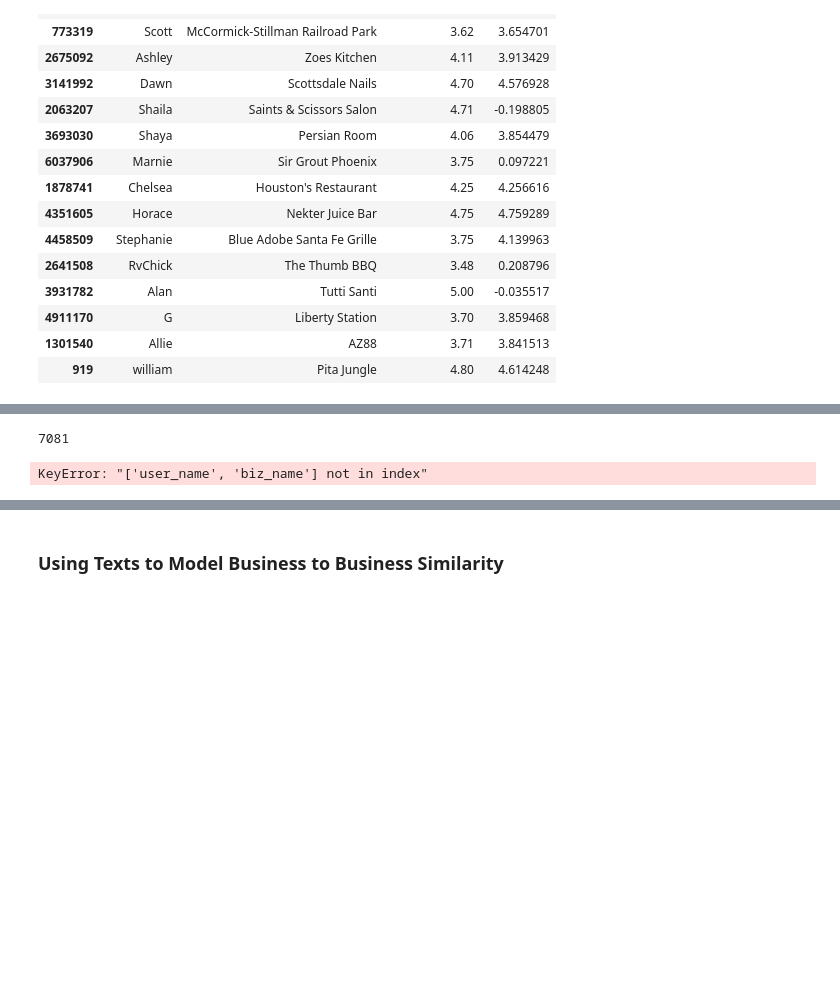
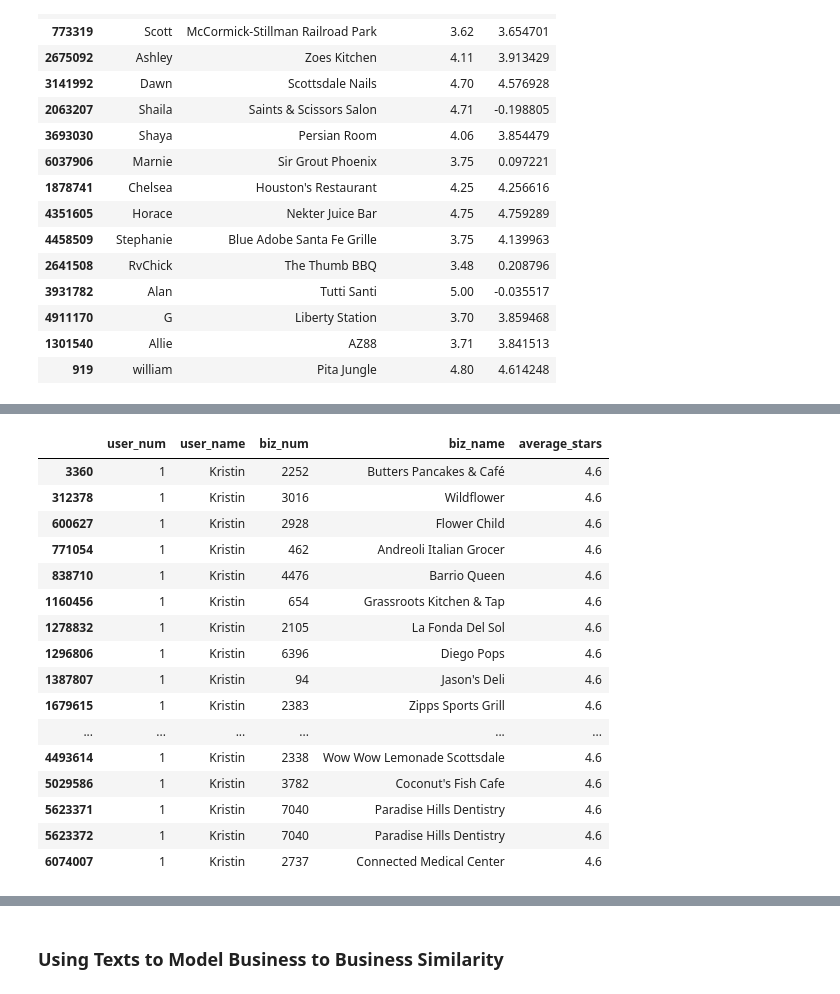
Before and after one commit to yuchild/yelp_cap3_jupyter, a Jupyter notebook: yelp_users_help_from_yelp.ipynb, the cells around one changed output, grey strips where cells are left out. Drawn from its saved outputs; the diff is of its cells as text; code cells hidden in the pictures; blank space fills up the shorter version.

```diff
--- a/yelp_users_help_from_yelp.ipynb
+++ b/yelp_users_help_from_yelp.ipynb
@@ -486,7 +486,7 @@ from tensorflow.keras.callbacks import Callback
 
 import os
 # %%
-user_id_dict, biz_id_dict, X, X_test, model, history = NN_Model(df = user_rev_biz
-                                                                , n_factors = 5
-                                                                , ep = 16)
+user_id_dict, biz_id_dict, user_df, biz_df, X, X_test, model, history = NN_Model(df = user_rev_biz
+                                                                                 , n_factors = 5
+                                                                                 , ep = 16)
 # %% [output]
@@ -656 +650,21 @@ len(user_id_dict)
+# %%
+X[X.user_num==1]
+# %% [output]
+|  | user_num | user_name | biz_num | biz_name | average_stars |
+| 3360 | 1 | Kristin | 2252 | Butters Pancakes & Café | 4.6 |
+| 312378 | 1 | Kristin | 3016 | Wildflower | 4.6 |
+| 600627 | 1 | Kristin | 2928 | Flower Child | 4.6 |
+| 771054 | 1 | Kristin | 462 | Andreoli Italian Grocer | 4.6 |
+| 838710 | 1 | Kristin | 4476 | Barrio Queen | 4.6 |
+| 1160456 | 1 | Kristin | 654 | Grassroots Kitchen & Tap | 4.6 |
+| 1278832 | 1 | Kristin | 2105 | La Fonda Del Sol | 4.6 |
+| 1296806 | 1 | Kristin | 6396 | Diego Pops | 4.6 |
+| 1387807 | 1 | Kristin | 94 | Jason's Deli | 4.6 |
+| 1679615 | 1 | Kristin | 2383 | Zipps Sports Grill | 4.6 |
+| ... | ... | ... | ... | ... | ... |
+| 4493614 | 1 | Kristin | 2338 | Wow Wow Lemonade Scottsdale | 4.6 |
+| 5029586 | 1 | Kristin | 3782 | Coconut's Fish Cafe | 4.6 |
+| 5623371 | 1 | Kristin | 7040 | Paradise Hills Dentistry | 4.6 |
+| 5623372 | 1 | Kristin | 7040 | Paradise Hills Dentistry | 4.6 |
+| 6074007 | 1 | Kristin | 2737 | Connected Medical Center | 4.6 |
 # %%
@@ -658,11 +672 @@ predictions = model.predict([np.array([0 for _ in range(7081)])
                              , biz_df.index.values])
-# %%
-len(predictions)
-# %% [output]
-7081
-# %%
-NN_Results_df(mod = model
-             , xtest = X_test_one
-             , n=15)
-# %% [output]
-KeyError: "['user_name', 'biz_name'] not in index"
```
Also changed, not shown: parts of 15 cells of this notebook, 5 other files.
